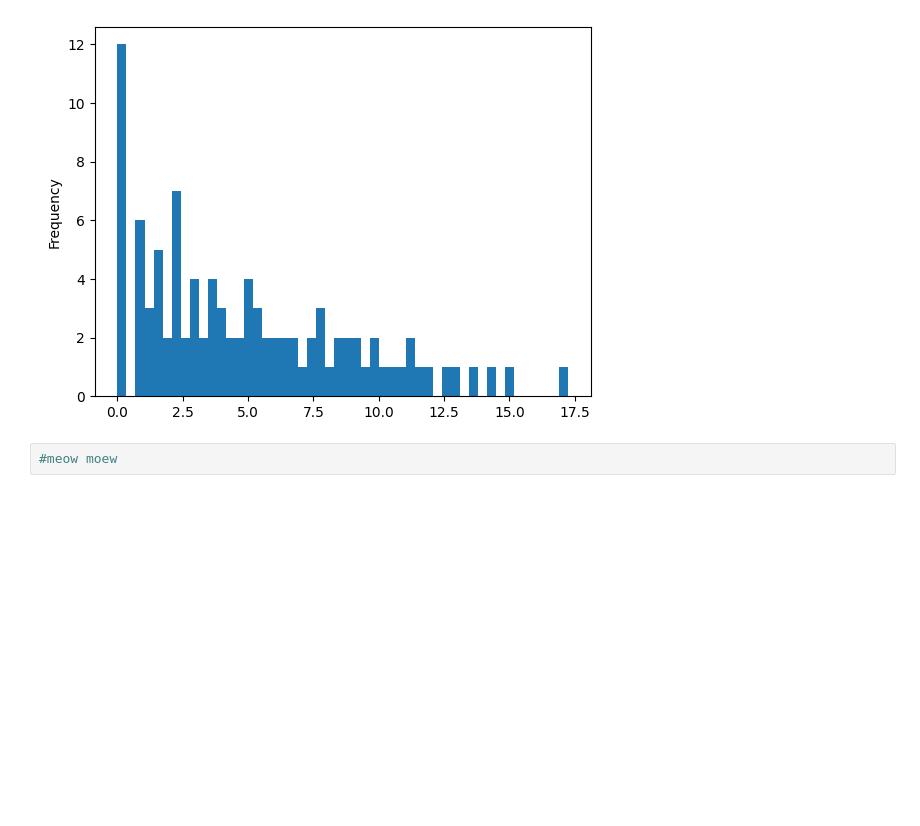
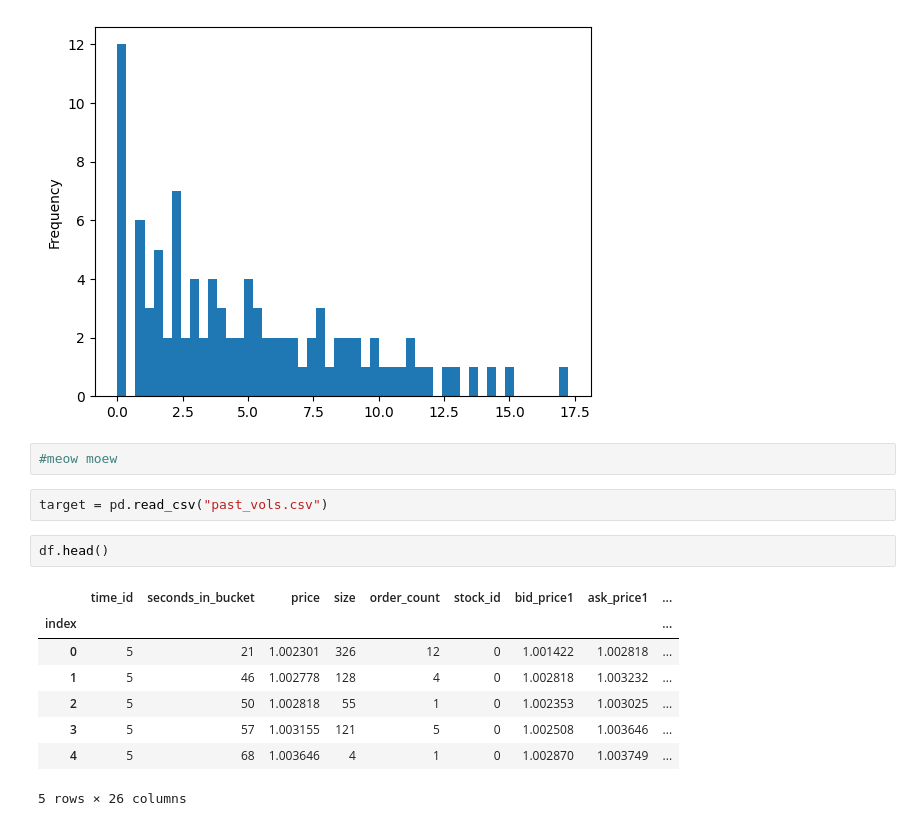
Before and after one commit to petepony/meow_meow, a Jupyter notebook: data_cleanup.ipynb, the cells around one changed output. Drawn from its saved outputs; the diff is of its cells as text; blank space fills up the shorter version.

```diff
--- a/data_cleanup.ipynb
+++ b/data_cleanup.ipynb
@@ -21,5 +25,18 @@ np.log(df.time_diff.value_counts()).plot.hist(bins = 50)
 # %% [output]
 <Axes: ylabel='Frequency'>
 [figure]
+# %%
+#meow moew
 # %%
-#meow moew
+target = pd.read_csv("past_vols.csv")
+# %%
+df.head()
+# %% [output]
+|  | time_id | seconds_in_bucket | price | size | order_count | stock_id | bid_price1 | ask_price1 | ... |
+| index |  |  |  |  |  |  |  |  | ... |
+| 0 | 5 | 21 | 1.002301 | 326 | 12 | 0 | 1.001422 | 1.002818 | ... |
+| 1 | 5 | 46 | 1.002778 | 128 | 4 | 0 | 1.002818 | 1.003232 | ... |
+| 2 | 5 | 50 | 1.002818 | 55 | 1 | 0 | 1.002353 | 1.003025 | ... |
+| 3 | 5 | 57 | 1.003155 | 121 | 5 | 0 | 1.002508 | 1.003646 | ... |
+| 4 | 5 | 68 | 1.003646 | 4 | 1 | 0 | 1.002870 | 1.003749 | ... |
+5 rows × 26 columns
```
Also changed, not shown: parts of 7 cells of this notebook.
